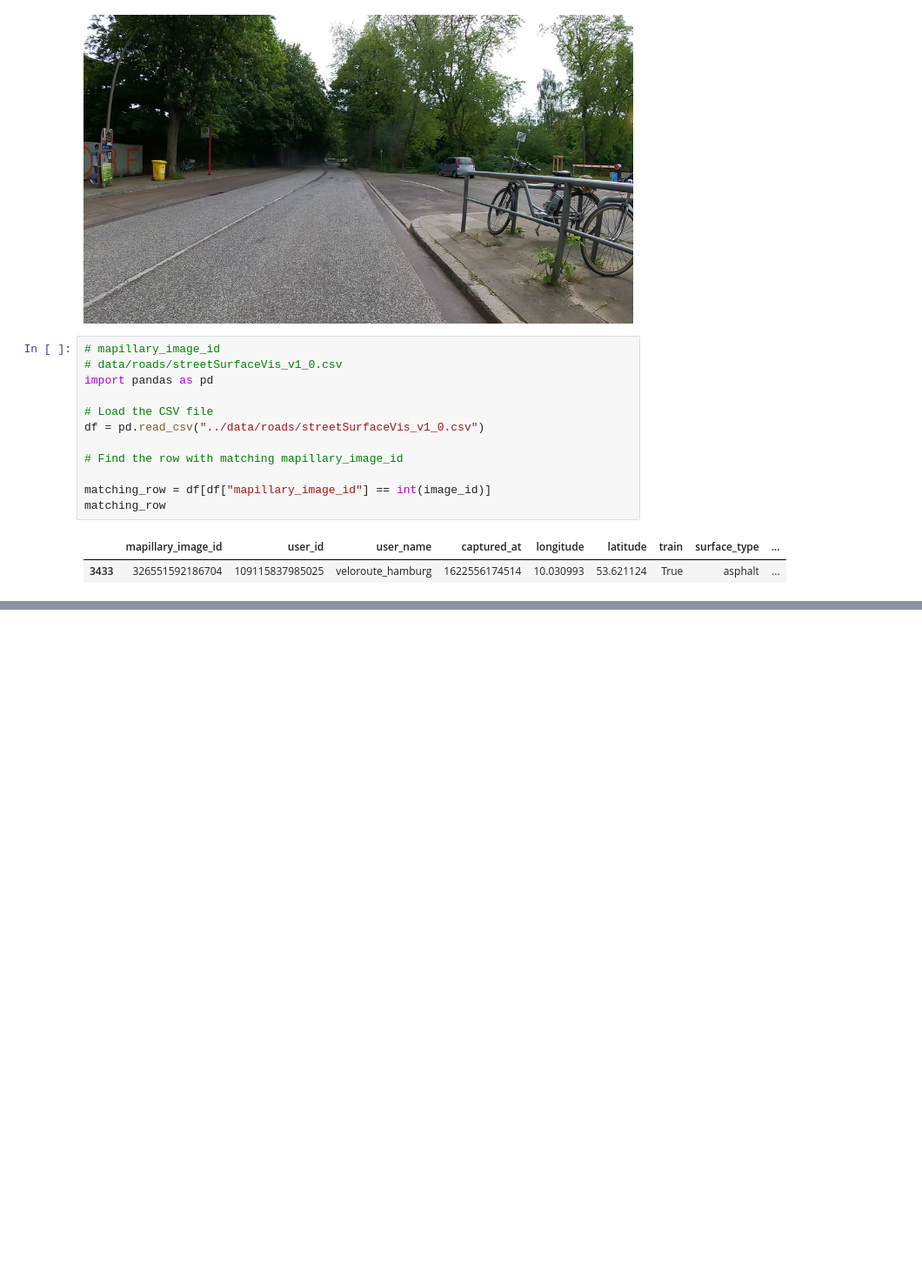
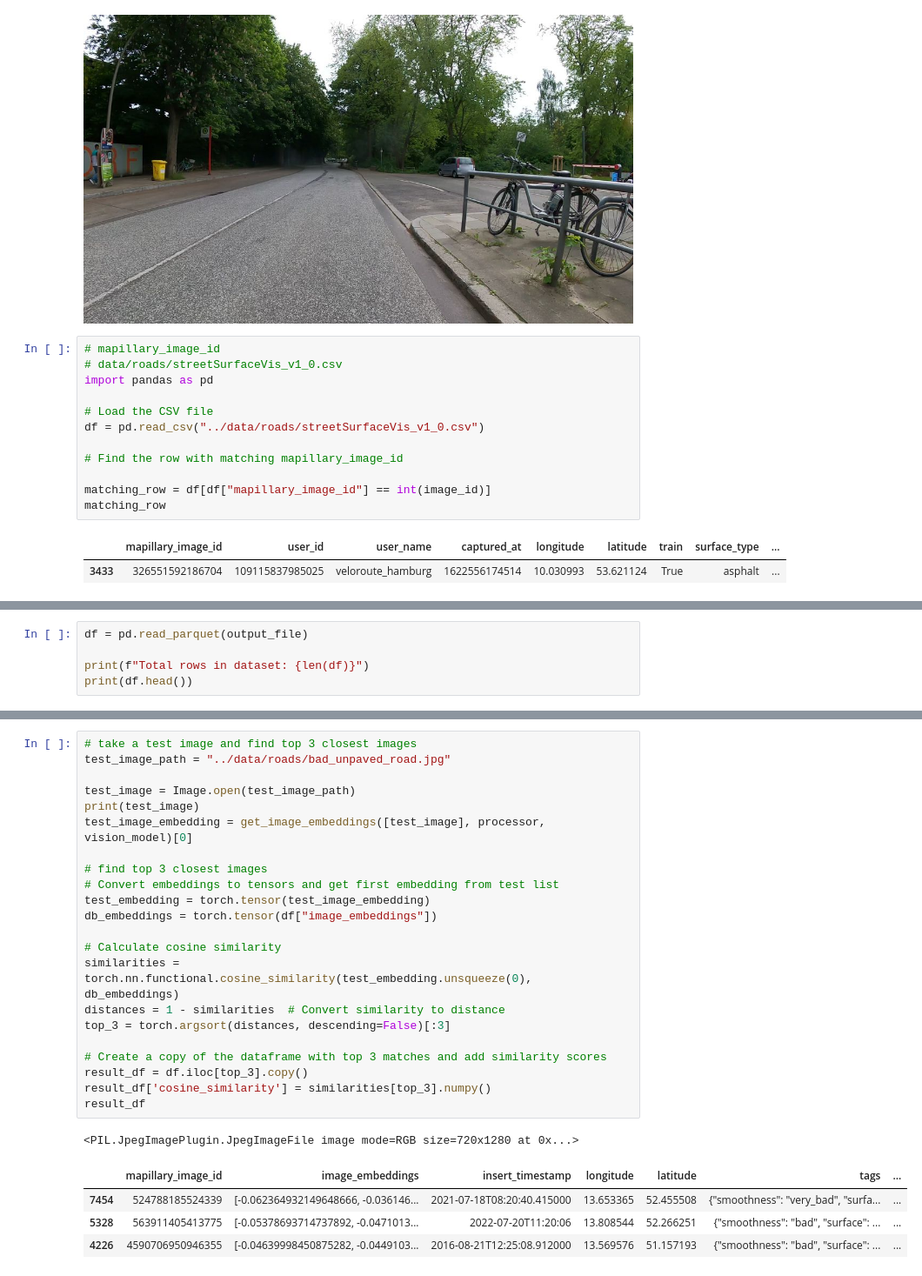
Before and after one commit to hotosm/osm-tagger, a Jupyter notebook: notebooks/image_embeddings.ipynb, the cells around one changed output, grey strips where cells are left out. Shown at 87% size. Cells and saved outputs as stored; diff of their text form; blank space fills up the shorter version.

Commit message:
feat: add image embedding notebook with cosine similarity

```diff
--- a/notebooks/image_embeddings.ipynb
+++ b/notebooks/image_embeddings.ipynb
@@ -43,0 +166,5 @@ matching_row
+# %%
+df = pd.read_parquet(output_file)
+
+print(f"Total rows in dataset: {len(df)}")
+print(df.head())
@@ -43,0 +189,28 @@ matching_row
+# %%
+# take a test image and find top 3 closest images
+test_image_path = "../data/roads/bad_unpaved_road.jpg"
+
+test_image = Image.open(test_image_path)
+print(test_image)
+test_image_embedding = get_image_embeddings([test_image], processor, vision_model)[0]
+
+# find top 3 closest images
+# Convert embeddings to tensors and get first embedding from test list
+test_embedding = torch.tensor(test_image_embedding)
+db_embeddings = torch.tensor(df["image_embeddings"])
+
+# Calculate cosine similarity
+similarities = torch.nn.functional.cosine_similarity(test_embedding.unsqueeze(0), db_embeddings)
+distances = 1 - similarities  # Convert similarity to distance
+top_3 = torch.argsort(distances, descending=False)[:3]
+
+# Create a copy of the dataframe with top 3 matches and add similarity scores
+result_df = df.iloc[top_3].copy()
+result_df['cosine_similarity'] = similarities[top_3].numpy()
+result_df
+# %% [output]
+<PIL.JpegImagePlugin.JpegImageFile image mode=RGB size=720x1280 at 0x...>
+|  | mapillary_image_id | image_embeddings | insert_timestamp | longitude | latitude | tags | ... |
+| 7454 | 524788185524339 | [-0.062364932149648666, -0.036146... | 2021-07-18T08:20:40.415000 | 13.653365 | 52.455508 | {"smoothness": "very_bad", "surfa... | ... |
+| 5328 | 563911405413775 | [-0.05378693714737892, -0.0471013... | 2022-07-20T11:20:06 | 13.808544 | 52.266251 | {"smoothness": "bad", "surface": ... | ... |
+| 4226 | 4590706950946355 | [-0.04639998450875282, -0.0449103... | 2016-08-21T12:25:08.912000 | 13.569576 | 51.157193 | {"smoothness": "bad", "surface": ... | ... |
```
Also changed, not shown: parts of 3 cells of this notebook, 2 other files.
